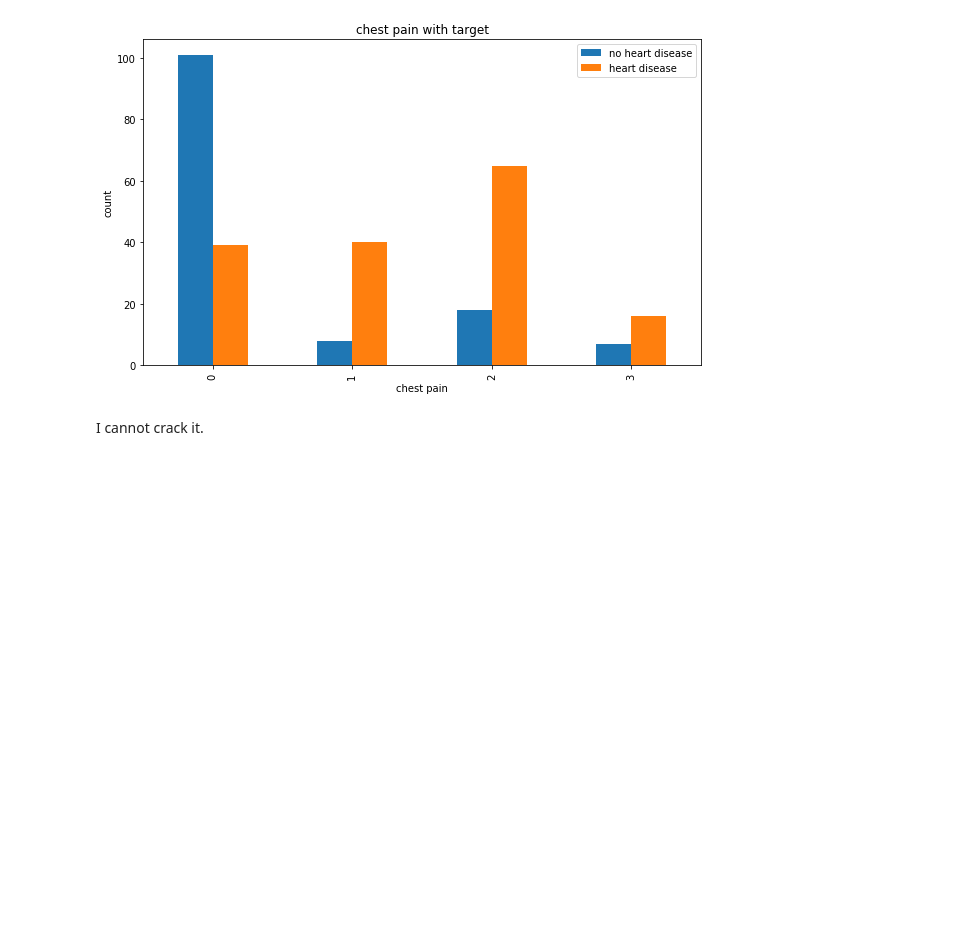
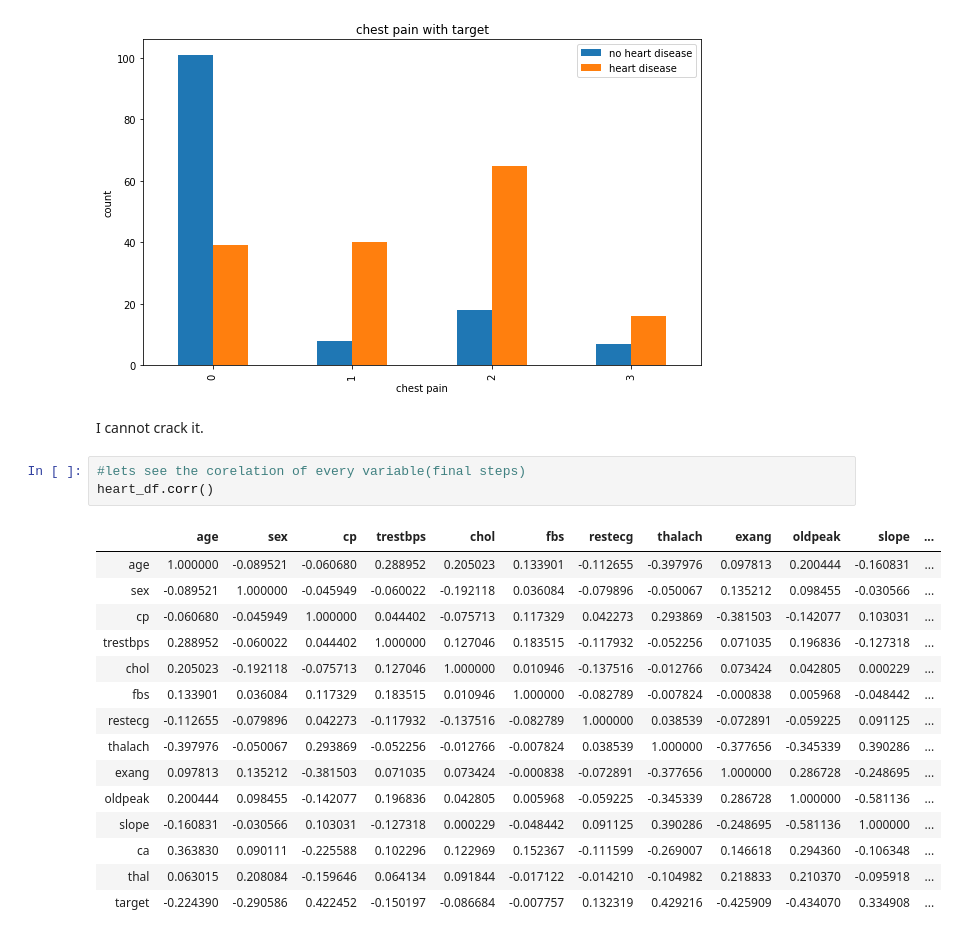
Before and after one commit to Aasess/HeartDisease-LogisticRegression, a Jupyter notebook: EDA/heartdiseasedata.ipynb, the cells around one changed output. Saved outputs shown, nothing was run; the diff lists cells and outputs as text; blank space fills up the shorter version.

```diff
--- a/EDA/heartdiseasedata.ipynb
+++ b/EDA/heartdiseasedata.ipynb
@@ -291,3 +291,22 @@ ax.legend(["no heart disease","heart disease"]);
 [figure]
 # %% [markdown]
 I cannot crack it.
+# %%
+#lets see the corelation of every variable(final steps)
+heart_df.corr()
+# %% [output]
+|  | age | sex | cp | trestbps | chol | fbs | restecg | thalach | exang | oldpeak | slope | ... |
+| age | 1.000000 | -0.089521 | -0.060680 | 0.288952 | 0.205023 | 0.133901 | -0.112655 | -0.397976 | 0.097813 | 0.200444 | -0.160831 | ... |
+| sex | -0.089521 | 1.000000 | -0.045949 | -0.060022 | -0.192118 | 0.036084 | -0.079896 | -0.050067 | 0.135212 | 0.098455 | -0.030566 | ... |
+| cp | -0.060680 | -0.045949 | 1.000000 | 0.044402 | -0.075713 | 0.117329 | 0.042273 | 0.293869 | -0.381503 | -0.142077 | 0.103031 | ... |
+| trestbps | 0.288952 | -0.060022 | 0.044402 | 1.000000 | 0.127046 | 0.183515 | -0.117932 | -0.052256 | 0.071035 | 0.196836 | -0.127318 | ... |
+| chol | 0.205023 | -0.192118 | -0.075713 | 0.127046 | 1.000000 | 0.010946 | -0.137516 | -0.012766 | 0.073424 | 0.042805 | 0.000229 | ... |
+| fbs | 0.133901 | 0.036084 | 0.117329 | 0.183515 | 0.010946 | 1.000000 | -0.082789 | -0.007824 | -0.000838 | 0.005968 | -0.048442 | ... |
+| restecg | -0.112655 | -0.079896 | 0.042273 | -0.117932 | -0.137516 | -0.082789 | 1.000000 | 0.038539 | -0.072891 | -0.059225 | 0.091125 | ... |
+| thalach | -0.397976 | -0.050067 | 0.293869 | -0.052256 | -0.012766 | -0.007824 | 0.038539 | 1.000000 | -0.377656 | -0.345339 | 0.390286 | ... |
+| exang | 0.097813 | 0.135212 | -0.381503 | 0.071035 | 0.073424 | -0.000838 | -0.072891 | -0.377656 | 1.000000 | 0.286728 | -0.248695 | ... |
+| oldpeak | 0.200444 | 0.098455 | -0.142077 | 0.196836 | 0.042805 | 0.005968 | -0.059225 | -0.345339 | 0.286728 | 1.000000 | -0.581136 | ... |
+| slope | -0.160831 | -0.030566 | 0.103031 | -0.127318 | 0.000229 | -0.048442 | 0.091125 | 0.390286 | -0.248695 | -0.581136 | 1.000000 | ... |
+| ca | 0.363830 | 0.090111 | -0.225588 | 0.102296 | 0.122969 | 0.152367 | -0.111599 | -0.269007 | 0.146618 | 0.294360 | -0.106348 | ... |
+| thal | 0.063015 | 0.208084 | -0.159646 | 0.064134 | 0.091844 | -0.017122 | -0.014210 | -0.104982 | 0.218833 | 0.210370 | -0.095918 | ... |
+| target | -0.224390 | -0.290586 | 0.422452 | -0.150197 | -0.086684 | -0.007757 | 0.132319 | 0.429216 | -0.425909 | -0.434070 | 0.334908 | ... |
```
Also changed, not shown: parts of 1 cell of this notebook, 1 other file.
